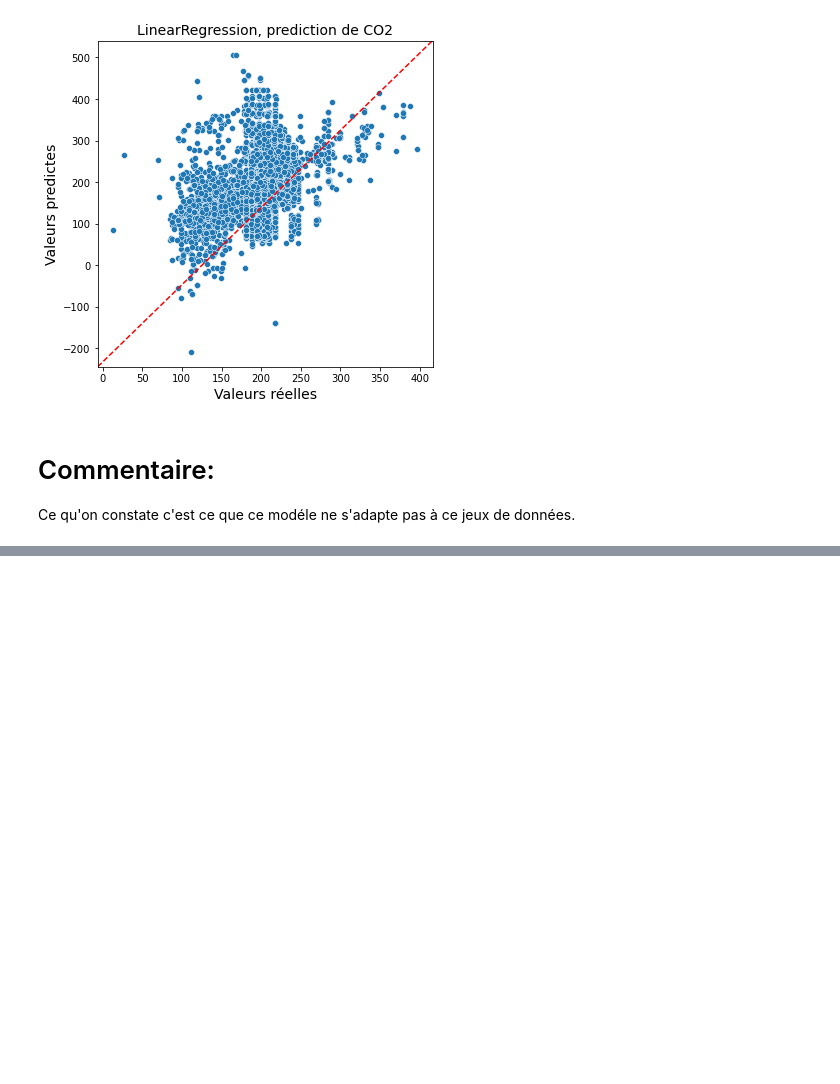
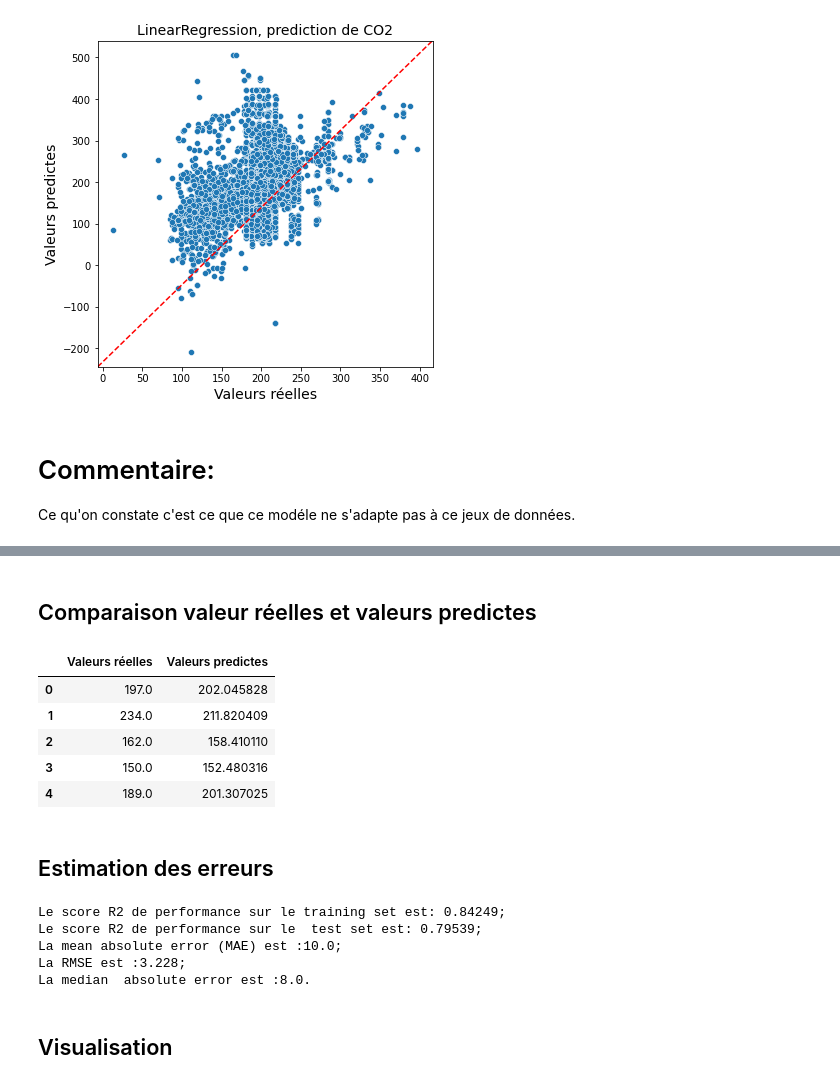
Before and after one commit to sylla2022-arc/Apprentissage-automatique-Regression, a Jupyter notebook: Prediction_Co2/Notebook_2_prediction_Apprentissag_automatique_Regression_CO2.ipynb, the cells around one changed output, grey strips where cells are left out. Drawn from its saved outputs; the diff is of its cells as text; code cells hidden in the pictures; blank space fills up the shorter version.

```diff
--- a/Prediction_Co2/Notebook_2_prediction_Apprentissag_automatique_Regression_CO2.ipynb
+++ b/Prediction_Co2/Notebook_2_prediction_Apprentissag_automatique_Regression_CO2.ipynb
@@ -453,0 +540,13 @@ Ce qu'on constate c'est ce que ce modéle ne s'adapte pas à ce jeux de données
+# %% [markdown]
+## Comparaison valeur réelles et valeurs predictes
+# %%
+pd.DataFrame.from_dict({'Valeurs réelles': y_test.values.ravel(), "Valeurs predictes": y_pred_sgdr}).head()
+# %% [output]
+|  | Valeurs réelles | Valeurs predictes |
+| 0 | 197.0 | 202.045828 |
+| 1 | 234.0 | 211.820409 |
+| 2 | 162.0 | 158.410110 |
+| 3 | 150.0 | 152.480316 |
+| 4 | 189.0 | 201.307025 |
+# %% [markdown]
+## Estimation des erreurs
@@ -453,0 +560,10 @@ Ce qu'on constate c'est ce que ce modéle ne s'adapte pas à ce jeux de données
+# %%
+estimattion_erreur(y_pred_sgdr)
+# %% [output]
+Le score R2 de performance sur le training set est: 0.84249;
+Le score R2 de performance sur le  test set est: 0.79539;
+La mean absolute error (MAE) est :10.0;
+La RMSE est :3.228;
+La median  absolute error est :8.0.
+# %% [markdown]
+## Visualisation
```
Also changed, not shown: parts of 17 cells of this notebook, 1 other file.
